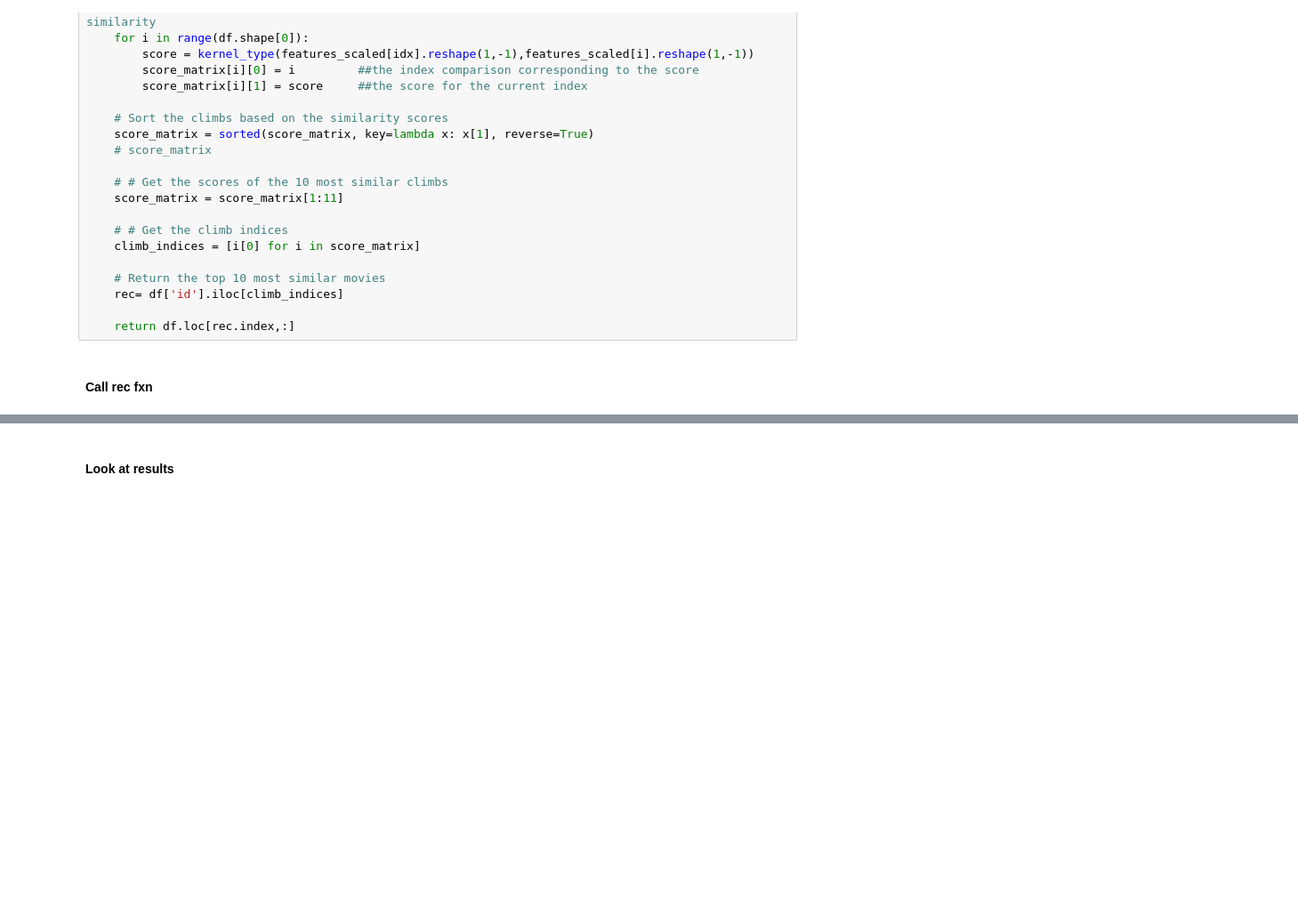
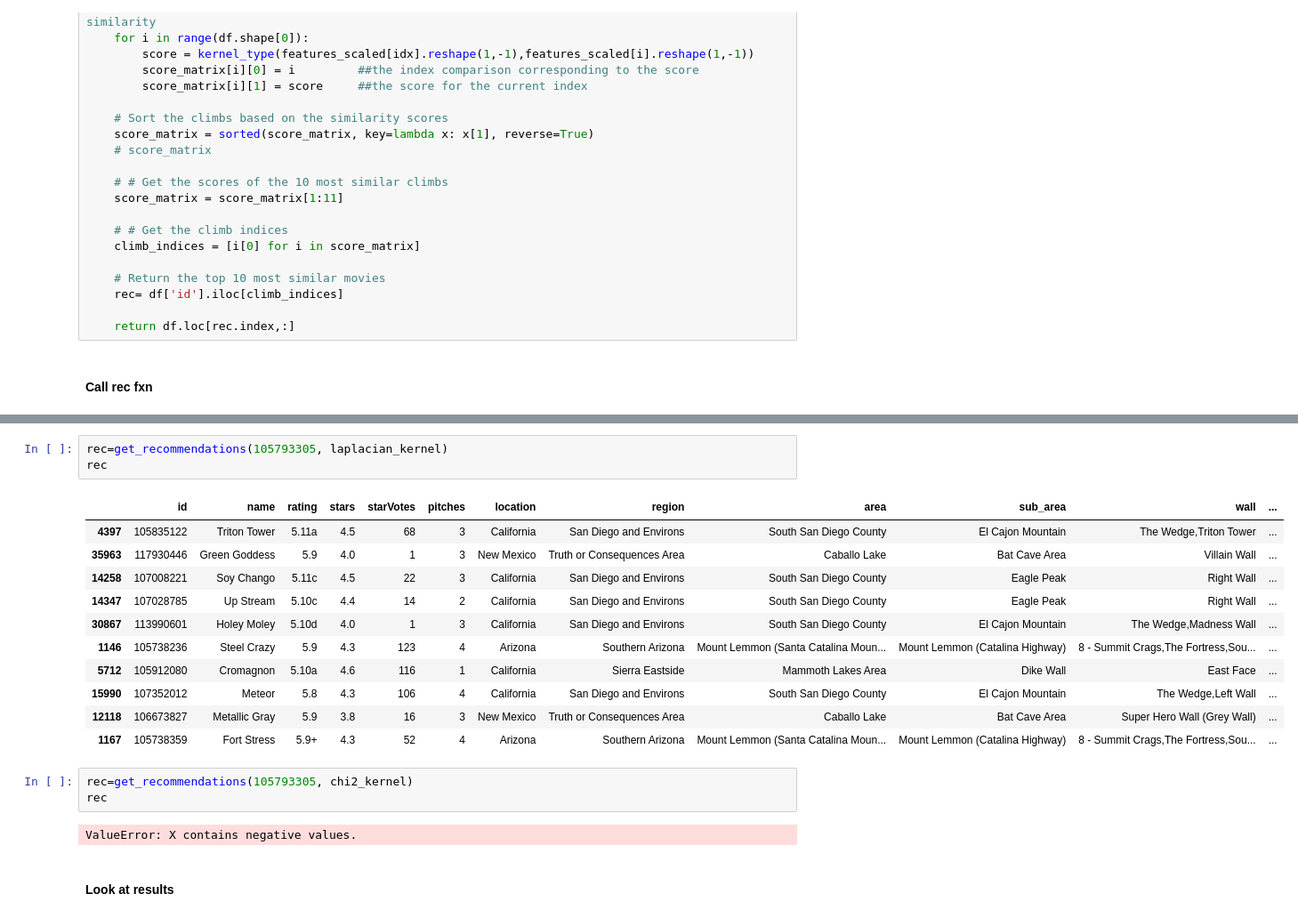
Before and after one commit to gseemann/climb_recommender, a Jupyter notebook: models.ipynb, the cells around one changed output, grey strips where cells are left out. Shown at 89% size. Saved outputs shown, nothing was run; the diff lists cells and outputs as text; blank space fills up the shorter version.

```diff
--- a/models.ipynb
+++ b/models.ipynb
@@ -471,3 +530,23 @@ rec
+# %%
+rec=get_recommendations(105793305, laplacian_kernel)
+rec
+# %% [output]
+|  | id | name | rating | stars | starVotes | pitches | location | region | area | sub_area | wall | ... |
+| 4397 | 105835122 | Triton Tower | 5.11a | 4.5 | 68 | 3 | California | San Diego and Environs | South San Diego County | El Cajon Mountain | The Wedge,Triton Tower | ... |
+| 35963 | 117930446 | Green Goddess | 5.9 | 4.0 | 1 | 3 | New Mexico | Truth or Consequences Area | Caballo Lake | Bat Cave Area | Villain Wall | ... |
+| 14258 | 107008221 | Soy Chango | 5.11c | 4.5 | 22 | 3 | California | San Diego and Environs | South San Diego County | Eagle Peak | Right Wall | ... |
+| 14347 | 107028785 | Up Stream | 5.10c | 4.4 | 14 | 2 | California | San Diego and Environs | South San Diego County | Eagle Peak | Right Wall | ... |
+| 30867 | 113990601 | Holey Moley | 5.10d | 4.0 | 1 | 3 | California | San Diego and Environs | South San Diego County | El Cajon Mountain | The Wedge,Madness Wall | ... |
+| 1146 | 105738236 | Steel Crazy | 5.9 | 4.3 | 123 | 4 | Arizona | Southern Arizona | Mount Lemmon (Santa Catalina Moun... | Mount Lemmon (Catalina Highway) | 8 - Summit Crags,The Fortress,Sou... | ... |
+| 5712 | 105912080 | Cromagnon | 5.10a | 4.6 | 116 | 1 | California | Sierra Eastside | Mammoth Lakes Area | Dike Wall | East Face | ... |
+| 15990 | 107352012 | Meteor | 5.8 | 4.3 | 106 | 4 | California | San Diego and Environs | South San Diego County | El Cajon Mountain | The Wedge,Left Wall | ... |
+| 12118 | 106673827 | Metallic Gray | 5.9 | 3.8 | 16 | 3 | New Mexico | Truth or Consequences Area | Caballo Lake | Bat Cave Area | Super Hero Wall (Grey Wall) | ... |
+| 1167 | 105738359 | Fort Stress | 5.9+ | 4.3 | 52 | 4 | Arizona | Southern Arizona | Mount Lemmon (Santa Catalina Moun... | Mount Lemmon (Catalina Highway) | 8 - Summit Crags,The Fortress,Sou... | ... |
+# %%
+rec=get_recommendations(105793305, chi2_kernel)
+rec
+# %% [output]
+ValueError: X contains negative values.
 # %% [markdown]
 #### Look at results
 # %% [markdown]
```
Also changed, not shown: parts of 6 cells of this notebook.
